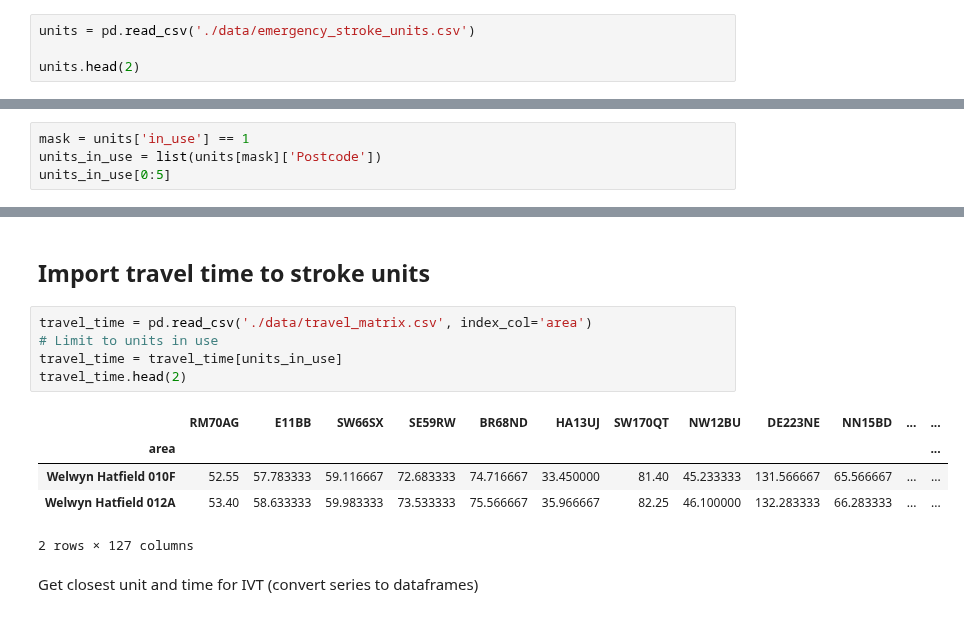
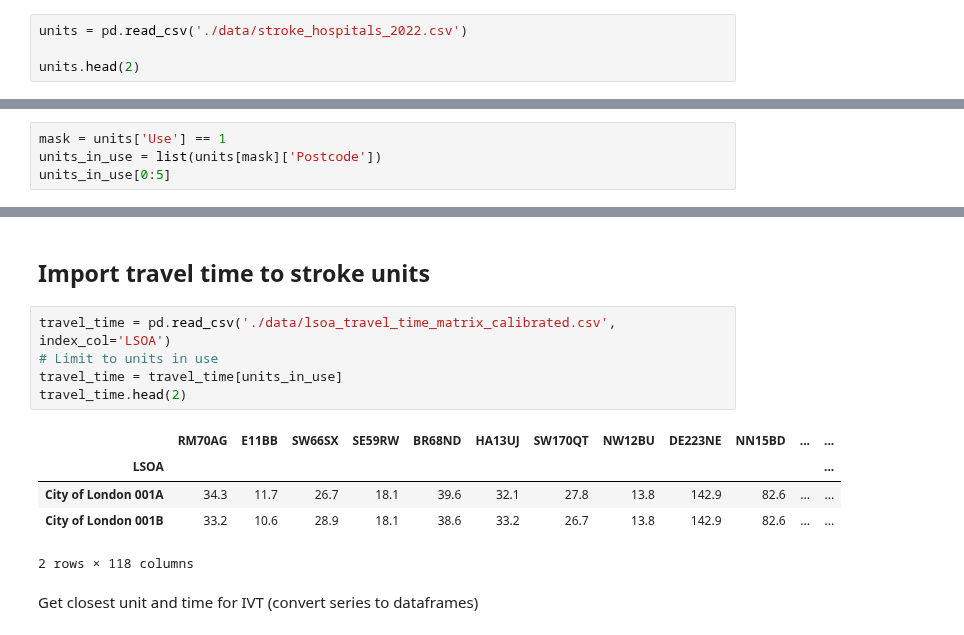
Before and after one commit to samuel-book/stroke_unit_demographics, a Jupyter notebook: 02_combine_demographic_data.ipynb, the cells around one changed output, grey strips where cells are left out. Cells and saved outputs as stored; diff of their text form.

```diff
--- a/02_combine_demographic_data.ipynb
+++ b/02_combine_demographic_data.ipynb
@@ -18,7 +18,7 @@ data.head(2)
 # %% [markdown]
 ## Import units
 # %%
-units = pd.read_csv('./data/emergency_stroke_units.csv')
+units = pd.read_csv('./data/stroke_hospitals_2022.csv')
 
 units.head(2)
 # %% [output]
@@ -28,7 +28,7 @@ units.head(2)
 # %% [markdown]
 Get postcodes of unit in use for ivt)
 # %%
-mask = units['in_use'] == 1
+mask = units['Use'] == 1
 units_in_use = list(units[mask]['Postcode'])
 units_in_use[0:5]
 # %% [output]
@@ -44,16 +44,16 @@ thromectomy_units[0:5]
 # %% [markdown]
 ## Import travel time to stroke units
 # %%
-travel_time = pd.read_csv('./data/travel_matrix.csv', index_col='area')
+travel_time = pd.read_csv('./data/lsoa_travel_time_matrix_calibrated.csv', index_col='LSOA')
 # Limit to units in use
 travel_time = travel_time[units_in_use]
 travel_time.head(2)
 # %% [output]
 |  | RM70AG | E11BB | SW66SX | SE59RW | BR68ND | HA13UJ | SW170QT | NW12BU | DE223NE | NN15BD | ... | ... |
-| area |  |  |  |  |  |  |  |  |  |  |  | ... |
-| Welwyn Hatfield 010F | 52.55 | 57.783333 | 59.116667 | 72.683333 | 74.716667 | 33.450000 | 81.40 | 45.233333 | 131.566667 | 65.566667 | ... | ... |
-| Welwyn Hatfield 012A | 53.40 | 58.633333 | 59.983333 | 73.533333 | 75.566667 | 35.966667 | 82.25 | 46.100000 | 132.283333 | 66.283333 | ... | ... |
+| LSOA |  |  |  |  |  |  |  |  |  |  |  | ... |
+| City of London 001A | 34.3 | 11.7 | 26.7 | 18.1 | 39.6 | 32.1 | 27.8 | 13.8 | 142.9 | 82.6 | ... | ... |
+| City of London 001B | 33.2 | 10.6 | 28.9 | 18.1 | 38.6 | 33.2 | 26.7 | 13.8 | 142.9 | 82.6 | ... | ... |
-2 rows × 127 columns
+2 rows × 118 columns
 # %% [markdown]
 Get closest unit and time  for IVT (convert series to dataframes)
 # %%
```
Also changed, not shown: parts of 16 cells of this notebook, 1 other file.
